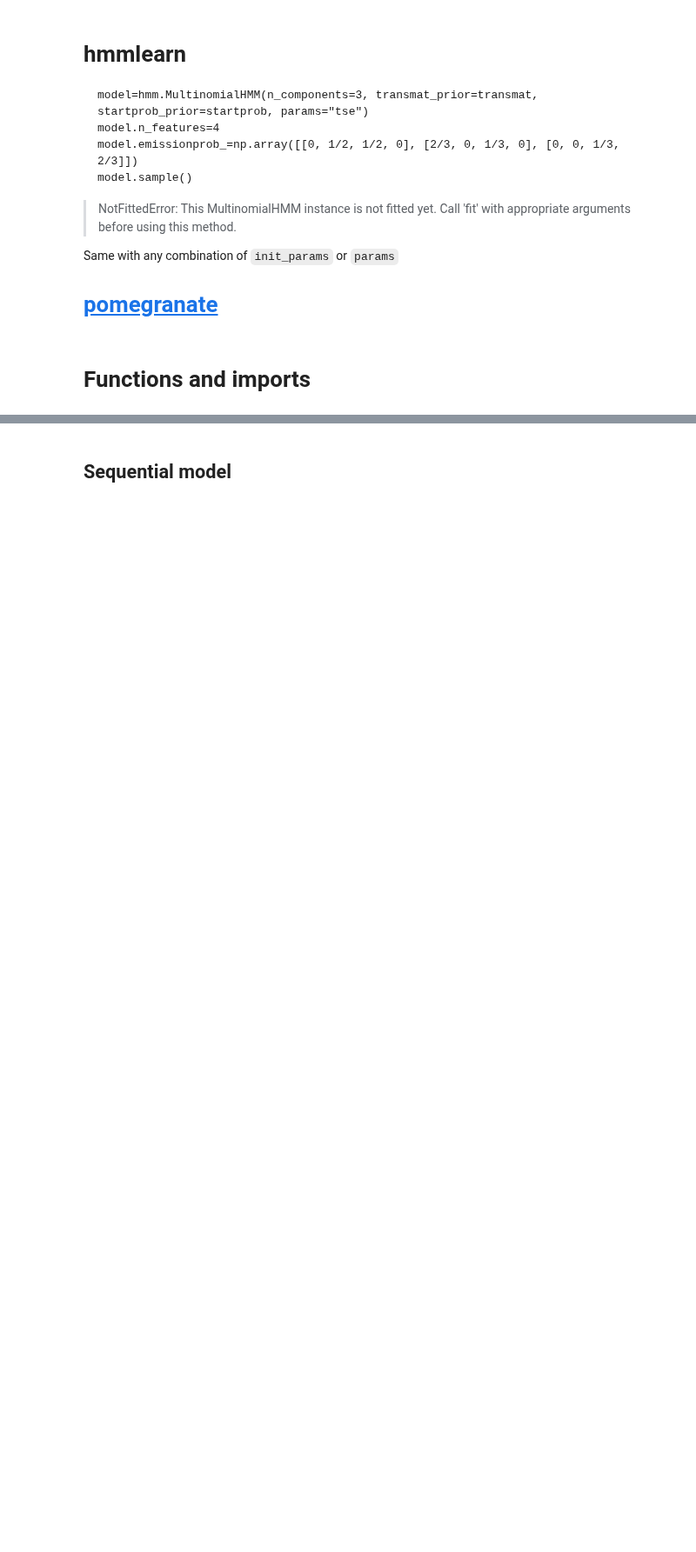
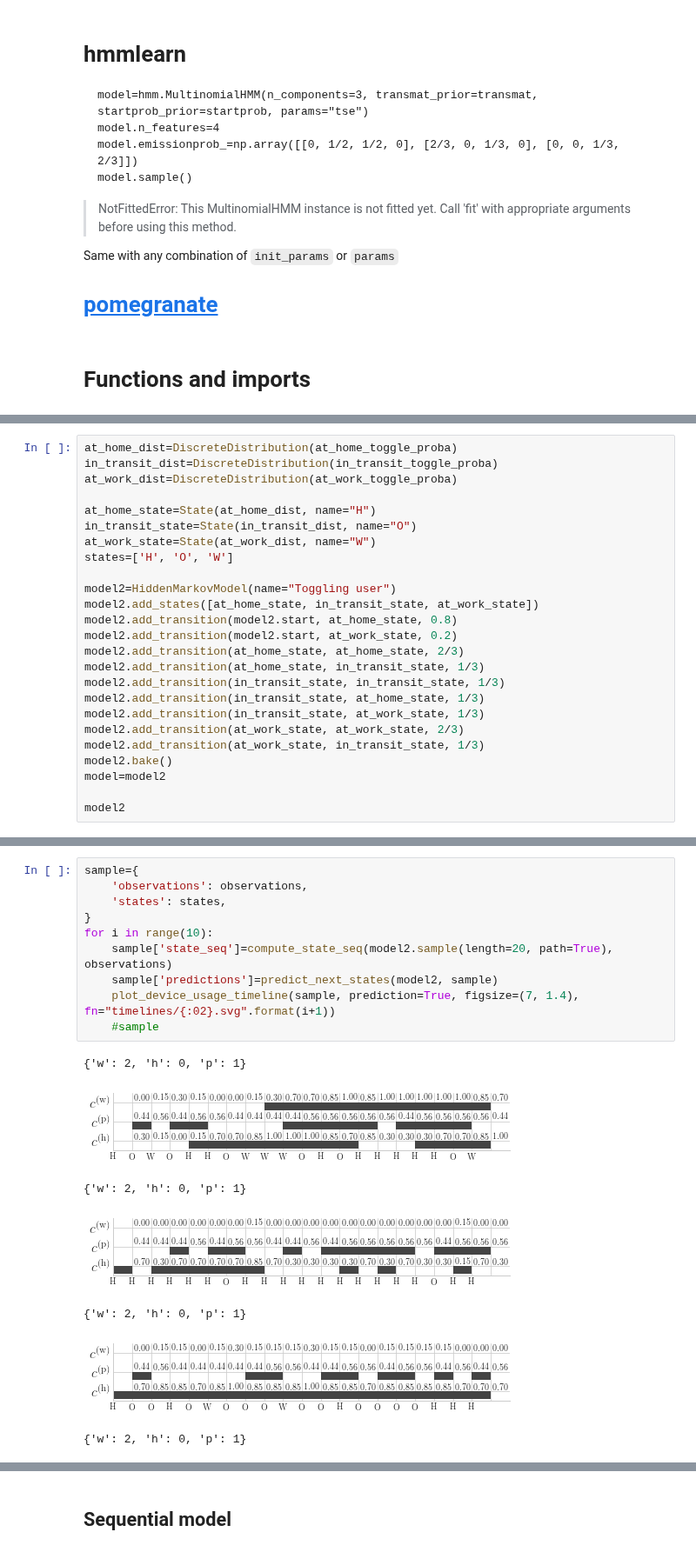
Before and after one commit to dbosk/spores, a Jupyter notebook: python/notebooks/hmm.ipynb, the cells around one changed output, grey strips where cells are left out. Shown at 87% size. Drawn from its saved outputs; the diff is of its cells as text; blank space fills up the shorter version.

```diff
--- a/python/notebooks/hmm.ipynb
+++ b/python/notebooks/hmm.ipynb
@@ -109,0 +270,25 @@ def plot_device_usage_timeline(sample, toggle=True, figsize=(10,3), title=""):
+# %%
+at_home_dist=DiscreteDistribution(at_home_toggle_proba)
+in_transit_dist=DiscreteDistribution(in_transit_toggle_proba)
+at_work_dist=DiscreteDistribution(at_work_toggle_proba)
+
+at_home_state=State(at_home_dist, name="H")
+in_transit_state=State(in_transit_dist, name="O")
+at_work_state=State(at_work_dist, name="W")
+states=['H', 'O', 'W']
+
+model2=HiddenMarkovModel(name="Toggling user")
+model2.add_states([at_home_state, in_transit_state, at_work_state])
+model2.add_transition(model2.start, at_home_state, 0.8)
+model2.add_transition(model2.start, at_work_state, 0.2)
+model2.add_transition(at_home_state, at_home_state, 2/3)
+model2.add_transition(at_home_state, in_transit_state, 1/3)
+model2.add_transition(in_transit_state, in_transit_state, 1/3)
+model2.add_transition(in_transit_state, at_home_state, 1/3)
+model2.add_transition(in_transit_state, at_work_state, 1/3)
+model2.add_transition(at_work_state, at_work_state, 2/3)
+model2.add_transition(at_work_state, in_transit_state, 1/3)
+model2.bake()
+model=model2
+
+model2
@@ -109,0 +313,18 @@ def plot_device_usage_timeline(sample, toggle=True, figsize=(10,3), title=""):
+# %%
+sample={
+    'observations': observations,
+    'states': states,
+}
+for i in range(10):
+    sample['state_seq']=compute_state_seq(model2.sample(length=20, path=True), observations)
+    sample['predictions']=predict_next_states(model2, sample)
+    plot_device_usage_timeline(sample, prediction=True, figsize=(7, 1.4), fn="timelines/{:02}.svg".format(i+1))
+    #sample
+# %% [output]
+{'w': 2, 'h': 0, 'p': 1}
+[figure, added]
+{'w': 2, 'h': 0, 'p': 1}
+[figure, added]
+{'w': 2, 'h': 0, 'p': 1}
+[figure, added]
+{'w': 2, 'h': 0, 'p': 1}
```
Also changed, not shown: parts of 13 cells of this notebook, 15 other files.
